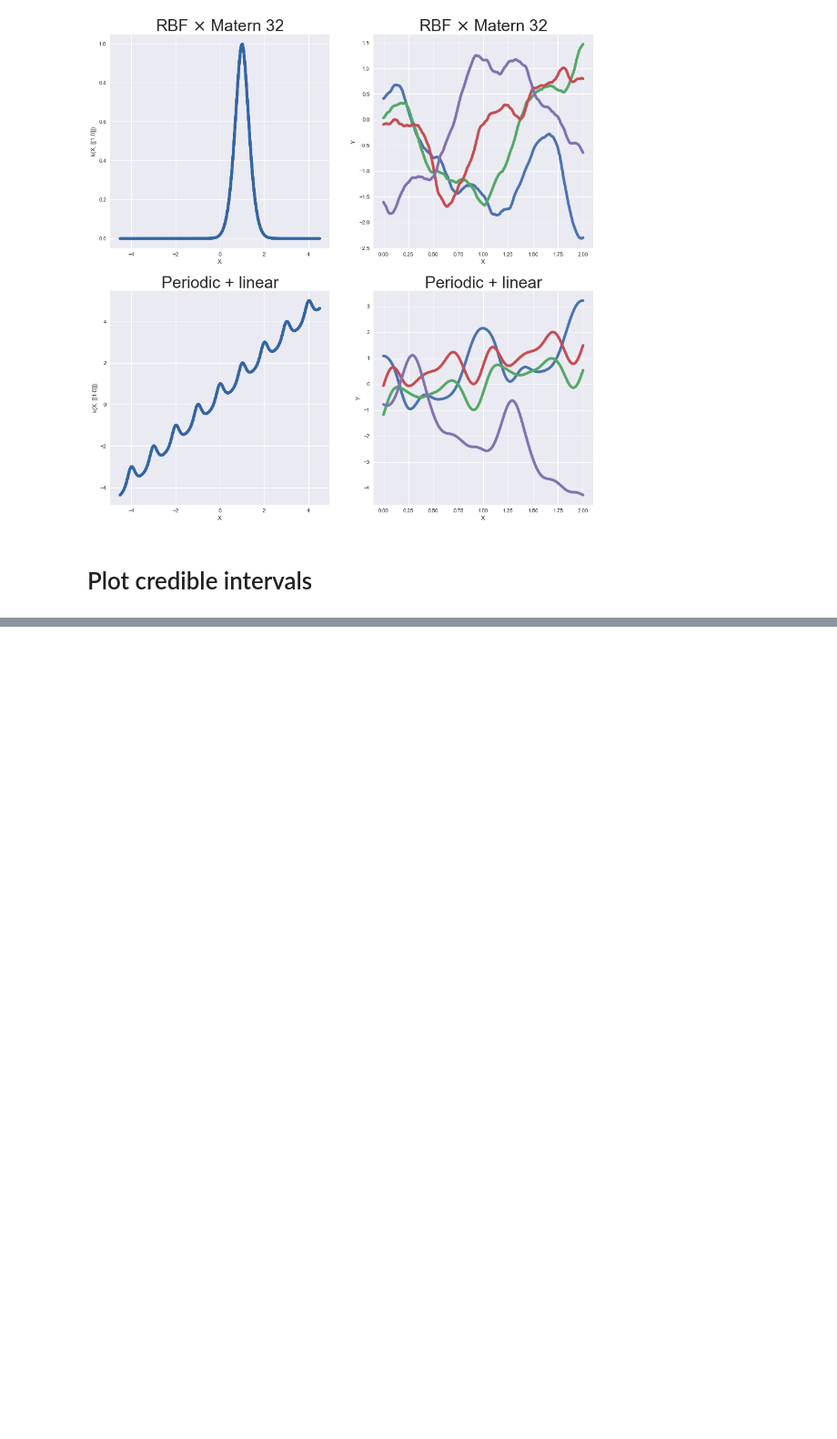
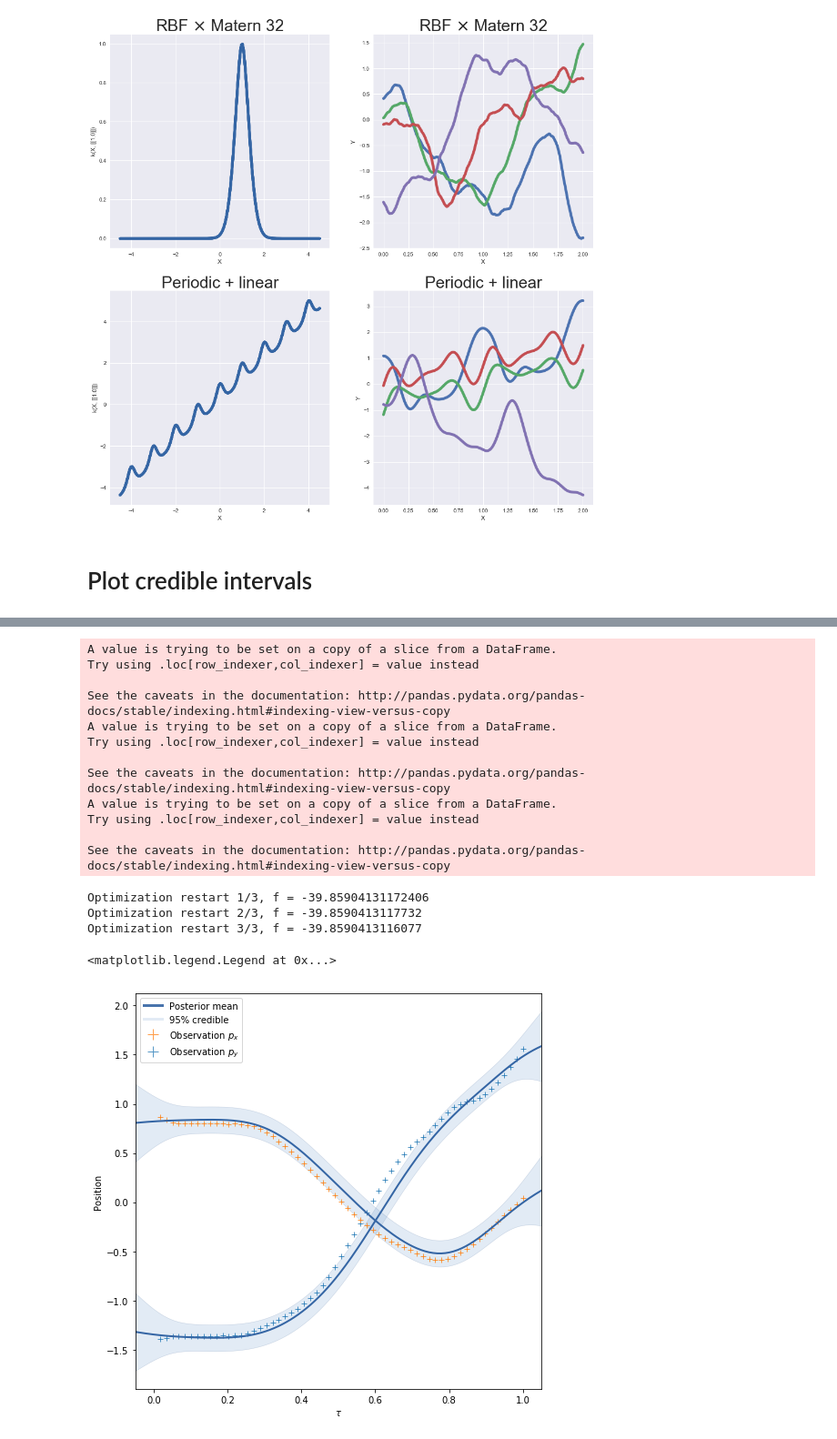
Before and after one commit to SebastianCallh/master-thesis, a Jupyter notebook: model/plotting.ipynb, the cells around one changed output, grey strips where cells are left out. Shown at 91% size. Drawn from its saved outputs; the diff is of its cells as text; code cells hidden in the pictures; blank space fills up the shorter version.

```diff
--- a/model/plotting.ipynb
+++ b/model/plotting.ipynb
@@ -135,0 +173,79 @@ Text(0, 0.5, 'y')
+# %%
+import numpy as np
+import pandas as pd
+import seaborn as sns
+import matplotlib.pyplot as plt
+import pickle
+from IPython.display import display, clear_output
+from plotting import plot_grid
+from model import learn_function, plot_function, gamma_prior, FunctionModelPriors, TrajectoryModel, predict, compute_tau
+from pandas import DataFrame
+import GPy
+
+np.random.seed(12345)
+trajs_pickle_path = '../data/train3.pkl'
+data = pd.read_pickle(trajs_pickle_path)
+n_trajs = list(data.traj.unique())
+n_trajs_to_use = 20 # len(n_trajs)
+trajs_to_use = frozenset(np.random.choice(n_trajs, size=n_trajs_to_use, replace=False))
+trajs = data[data.traj.transform(lambda j: j in trajs_to_use)]
+traj_ixs = trajs.traj.unique()
+
+route_n = 3
+seg_n = 5
+traj_n = 0
+seg = trajs[(trajs.traj == traj_ixs[traj_n+1]) & (trajs.seg == seg_n)]
+seg['tau'] = compute_tau(seg)
+seg = normaliser_for_seg(seg_n)['scale'](seg)
+domain = ['tau']
+codomain = ['x', 'y']
+likelihood = 0.06
+kernel = GPy.kern.Matern32(
+    input_dim=len(domain),
+    ARD=True
+)
+
+f = learn_function(
+    seg, domain, codomain,
+    kernel, 'f', fixed_likelihood=likelihood
+)
+
+seg2 = trajs[(trajs.traj == traj_ixs[traj_n+4]) & (trajs.seg == seg_n)]
+seg2['tau'] = compute_tau(seg2)
+seg2 = normaliser_for_seg(seg_n)['scale'](seg2)
+fig, ax = plot_grid(1, 1)
+f.model.plot_f(ax=ax, plot_limits=[-0.05, 1.05], legend=0)
+sns.scatterplot(data=seg2, x='tau', y='x', ax=ax, marker='+')
+sns.scatterplot(data=seg2, x='tau', y='y', ax=ax, marker='+')
+ax.set_ylabel('Position')
+ax.set_xlabel(r'$\tau$')
+
+from matplotlib.lines import Line2D
+
+lines = [
+    Line2D([0], [0], color='#4974AC', linewidth=3, linestyle='-'),
+    Line2D([0], [0], color='#E2EBF5', linewidth=3, linestyle='-'),
+    Line2D([0], [0], color='#FF9E4A', linewidth=0, markersize=12, marker='+'),
+    Line2D([0], [0], color='#5698C6', linewidth=0, markersize=12, marker='+')
+]
+labels = ['Posterior mean', '95% credible', r'Observation $p_x$', r'Observation $p_y$']
+ax.legend(lines, labels)
+#ax.legend()
+# %% [output]
+A value is trying to be set on a copy of a slice from a DataFrame.
+Try using .loc[row_indexer,col_indexer] = value instead
+
+See the caveats in the documentation: http://pandas.pydata.org/pandas-docs/stable/indexing.html#indexing-view-versus-copy
+A value is trying to be set on a copy of a slice from a DataFrame.
+Try using .loc[row_indexer,col_indexer] = value instead
+
+See the caveats in the documentation: http://pandas.pydata.org/pandas-docs/stable/indexing.html#indexing-view-versus-copy
+A value is trying to be set on a copy of a slice from a DataFrame.
+Try using .loc[row_indexer,col_indexer] = value instead
+
+See the caveats in the documentation: http://pandas.pydata.org/pandas-docs/stable/indexing.html#indexing-view-versus-copy
+Optimization restart 1/3, f = -39.85904131172406
+Optimization restart 2/3, f = -39.8590413117732
+Optimization restart 3/3, f = -39.8590413116077
+<matplotlib.legend.Legend at 0x...>
+[figure, added]
```
Also changed, not shown: parts of 4 cells of this notebook, 4 other files.
